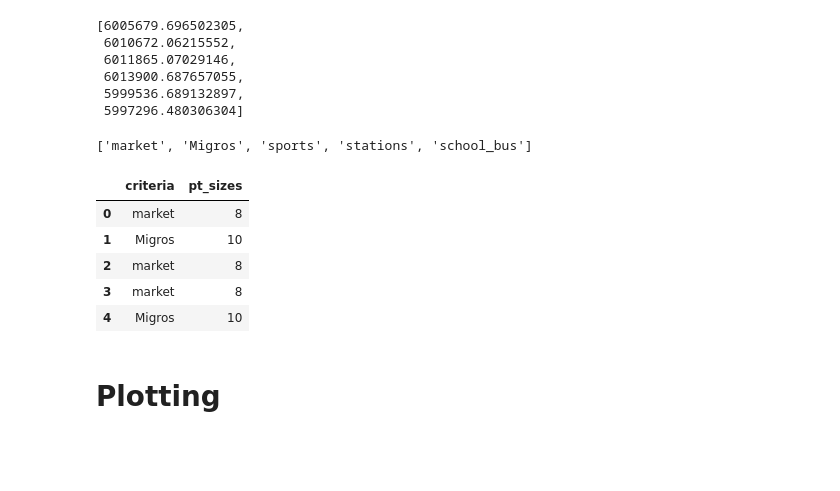
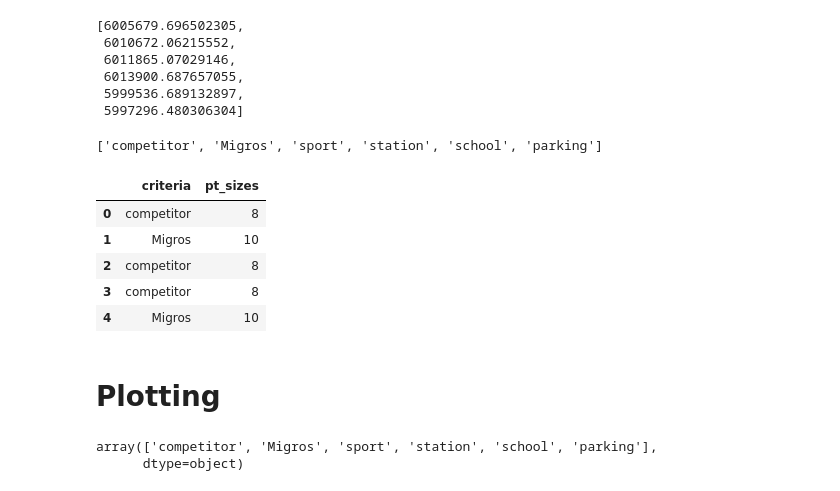
Before and after one commit to BarrySunderland/propulsion-migros-data-challange-oana-barry-fabio, a Jupyter notebook: plotting.ipynb, the cells around one changed output. Cells and saved outputs as stored; diff of their text form; code cells hidden in the pictures; blank space fills up the shorter version.

```diff
--- a/plotting.ipynb
+++ b/plotting.ipynb
@@ -336,6 +374,7 @@ if 'Unnamed: 0' in df_feat.columns:
     df_feat = df_feat.drop(columns=['Unnamed: 0',])
 
 df_feat['coordinates'] = df_feat.apply(lambda row: (row['lat'], row['lon']), axis=1)
+df_feat['circle'] = df_feat['circle'].apply(literal_eval)
 # %%
  df_feat.head()
 # %% [output]
@@ -348,2 +387,5 @@ df_feat['coordinates'] = df_feat.apply(lambda row: (row['lat'], row['lon']), axi
+# %%
+df_feat['circle_xs'] = df_feat['circle'].apply(lambda lst: [x for x,y in lst])
+df_feat['circle_ys'] = df_feat['circle'].apply(lambda lst: [y for x,y in lst])
 # %%
 def coord_col2_xy_cols(ser):
@@ -408,17 +452,22 @@ brem_x, brem_y = merc_proj(brem)
 # %%
 list(df_feat['criteria'].unique())
 # %% [output]
-['market', 'Migros', 'sports', 'stations', 'school_bus']
+['competitor', 'Migros', 'sport', 'station', 'school', 'parking']
 # %%
-pt_size_dict = { 'Migros':10,'market':8, 'sports':4, 'stations':6, 'school_bus':4}
+pt_size_dict = { 'Migros':10,'competitor':8, 'sport':4, 'station':6, 'school':4, 'parking':4}
 df_feat['pt_sizes'] = df_feat['criteria'].map(pt_size_dict)
 df_feat[['criteria','pt_sizes']].head()
 # %% [output]
 |  | criteria | pt_sizes |
-| 0 | market | 8 |
+| 0 | competitor | 8 |
 | 1 | Migros | 10 |
-| 2 | market | 8 |
-| 3 | market | 8 |
+| 2 | competitor | 8 |
+| 3 | competitor | 8 |
 | 4 | Migros | 10 |
 # %% [markdown]
 # Plotting
+# %%
+df_feat.criteria.unique()
+# %% [output]
+array(['competitor', 'Migros', 'sport', 'station', 'school', 'parking'],
+      dtype=object)
```
Also changed, not shown: parts of 26 cells of this notebook, 29 other files.
